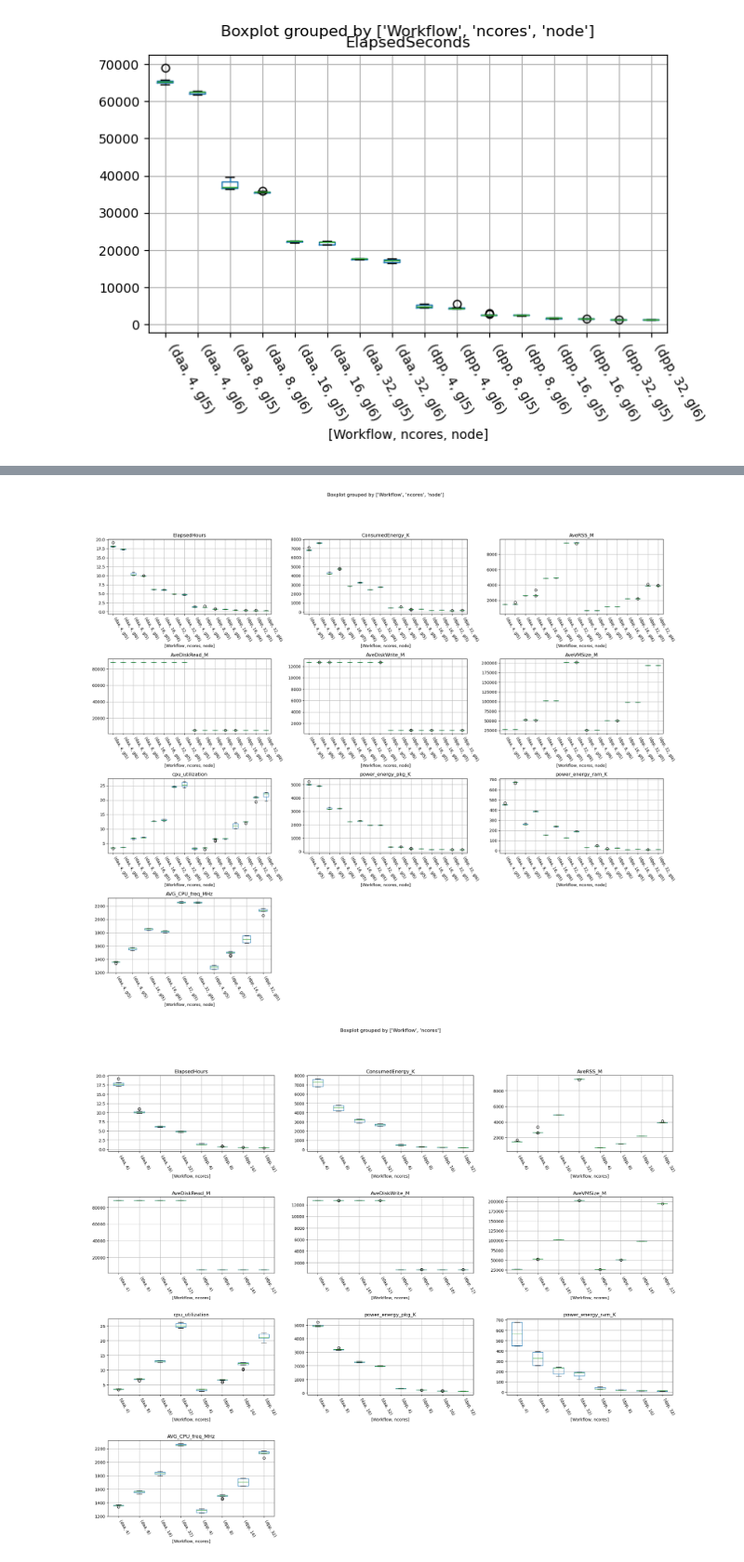
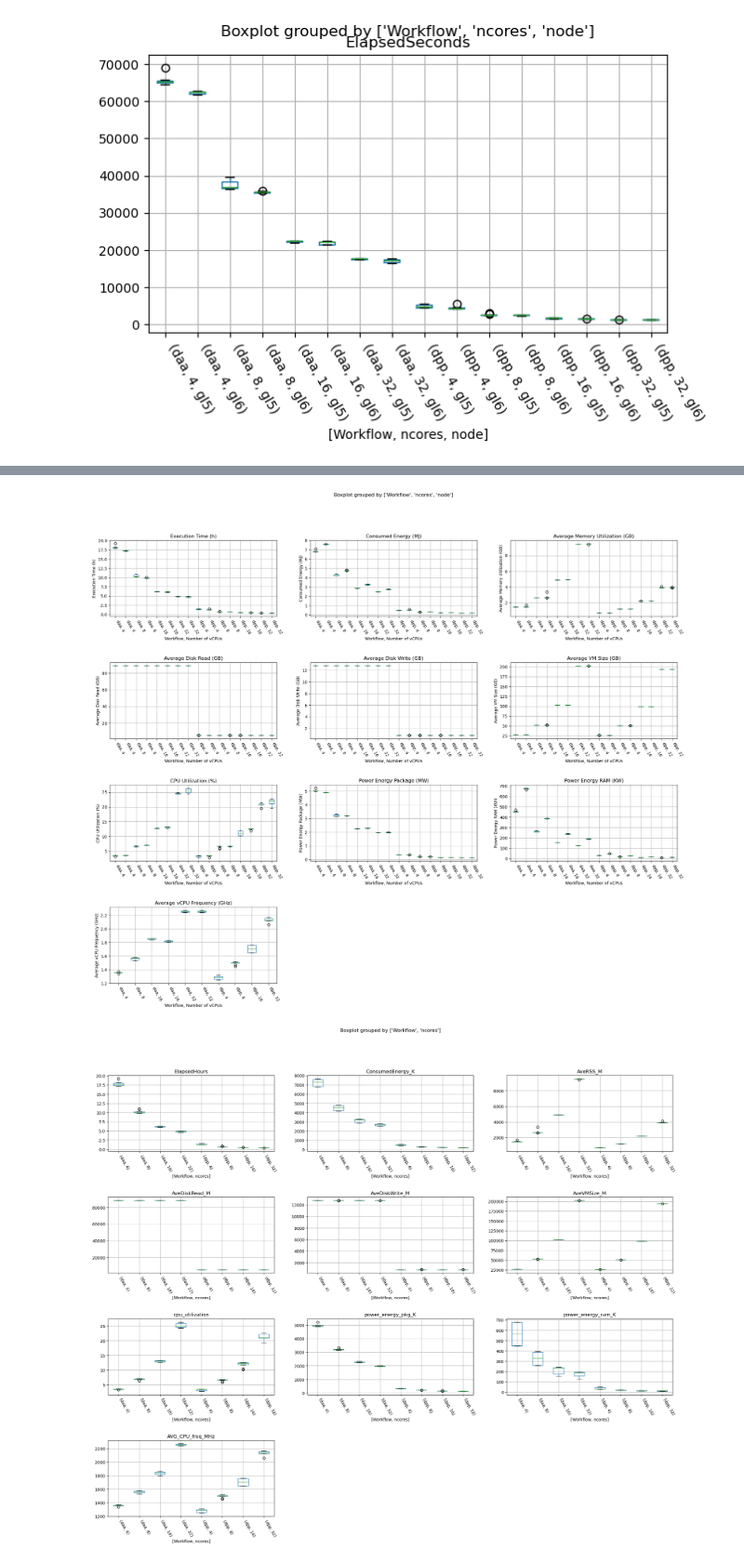
Before and after one commit to dmitrijs-voronovs/haddock-energy-consumption-optimization, a Jupyter notebook: data_analysis/OverallAnalysis.ipynb, the cells around one changed output, grey strips where cells are left out. Shown at 93% size. Drawn from its saved outputs; the diff is of its cells as text; code cells hidden in the pictures.

```diff
--- a/data_analysis/OverallAnalysis.ipynb
+++ b/data_analysis/OverallAnalysis.ipynb
@@ -87,11 +88,12 @@ def extract_params_from_local_file_name(dat):
 
 def append_job_data_columns(dat):
     for column in ['ConsumedEnergy', 'AveRSS', 'AveDiskRead', 'AveDiskWrite', 'AveVMSize', 'power_energy_pkg',
-                   'power_energy_ram', 'AVG_CPU_freq_MHz_K']:
+                   'power_energy_ram', 'AVG_CPU_freq_MHz']:
         dat[column] = dat[column].apply(convert_to_numeric)
-        dat[f"{column}_K"] = dat[column] / 1000
-        dat[f"{column}_M"] = dat[column] / 1_000_000
-        dat[f"{column}_G"] = dat[column] / 1_000_000_000
+        # ROUND IT TO 2 DECIMALS AFTER COMMA
+        dat[f"{column}_K"] = round(dat[column] / 1000, 2)
+        dat[f"{column}_M"] = round(dat[column] / 1_000_000, 2)
+        dat[f"{column}_G"] = round(dat[column] / 1_000_000_000, 2)
     dat['ElapsedSeconds'] = dat.Elapsed.apply(convert_elapsed_time)
     dat['ElapsedMinutes'] = dat.ElapsedSeconds / 60
     dat['ElapsedHours'] = dat.ElapsedMinutes / 60
@@ -428,21 +486,0 @@ fig.savefig('boxplot-overview-by-workflows.no-nodes.png')
-# %%
-# draw two plots based on workflow containing multiple boxplots with data_for_analysis distribution curve for each (ncores,node) agains ConsumedEnergy, then 2 plots agains AveRSS, AveDiskRead, AveDiskWrite, AveVMSize. Add titles to plots with workflow name. Make sure that it is one big plot that contains all the subplots.
-columns_to_plot = ['ElapsedHours', 'ConsumedEnergy_M', 'AveRSS_G', 'AveDiskRead_G', 'AveDiskWrite_G', 'AveVMSize_G',
-                   'cpu_utilization', 'power_energy_pkg_M', 'power_energy_ram_K', 'AVG_CPU_freq_MHz_K']
-nrows = 2
-ncols = len(columns_to_plot)
-nrows, ncols = ncols, nrows
-fig, ax = plt.subplots(nrows=nrows, ncols=ncols, figsize=(ncols * 4, nrows * 5))
-for jj, workflow in enumerate(data_for_analysis.Workflow.unique()):
-    for ii, column in enumerate(columns_to_plot):
-        j, i = ii, jj
-        data_for_analysis[data_for_analysis.Workflow == workflow].dropna(subset=column).boxplot(column=column,
-                                                                                                by=['ncores'],
-                                                                                                ax=ax[j, i])
-        ax[j, i].set_title(f"{workflow}-{column}")
-        ax[j, i].set_xticklabels(ax[j, i].get_xticklabels(), rotation=-60, ha="left")
-        # next to every boxplot box show data_for_analysis distribution
-
-fig.subplots_adjust(hspace=0.5, wspace=0.25)
-
-fig.savefig('boxplot-overview-by-workflows.no-nodes.vert.png')
@@ -451,25 +487,35 @@ fig.savefig('boxplot-overview-by-workflows.no-nodes.vert.png')
 # %%
 import math
 
 ncols = 3
 nrows = math.ceil(len(columns_to_plot) / ncols)
 fig, ax = plt.subplots(nrows=nrows, ncols=ncols, figsize=(ncols * 8, nrows * 5))
 for i, column in enumerate(
         columns_to_plot):
     data_for_analysis.dropna(subset=column).boxplot(column=column, by=['Workflow', 'ncores', 'node'],
                                                     ax=ax[i // 3, i % 3])
-    ax[i // 3, i % 3].set_title(column)
-    ax[i // 3, i % 3].set_xticklabels(ax[i // 3, i % 3].get_xticklabels(), rotation=-60, ha="left")
+    # ax[i // 3, i % 3].set_xticklabels(ax[i // 3, i % 3].get_xticklabels(), rotation=-60, ha="left")
+    ax[i // 3, i % 3].set_xlabel("Workflow, Number of vCPUs")
+    ax[i // 3, i % 3].set_ylabel(title_map[column])
+    ax[i // 3, i % 3].set_title(f"{title_map[column]}")
+    x_ticklabels = []
+    for xlab in ax[i // 3, i % 3].get_xticklabels():
+        text = (re.search(r"\((\w+, \d+).+", xlab.get_text()).group(1))
+        x, y = xlab.get_position()
+        x_ticklabels.append(Text(x, y, text=text))
+    # print(ax[i // 3, i % 3].get_xticklabels())
+    # print(x_ticklabels)
+    ax[i // 3, i % 3].set_xticklabels(x_ticklabels, rotation=-60, ha="left")
 
 if len(columns_to_plot) < ncols * nrows:
     for i in range(len(columns_to_plot), ncols * nrows):
         ax[i // 3, i % 3].axis('off')
 
 fig.subplots_adjust(hspace=0.6)
 
 fig.savefig('boxplot-overview.png')
 # %% [output]
-[figure, old version]
+[figure, new version]
 # %%
 import math
 
```
Also changed, not shown: parts of 5 cells of this notebook, 6 other files.
